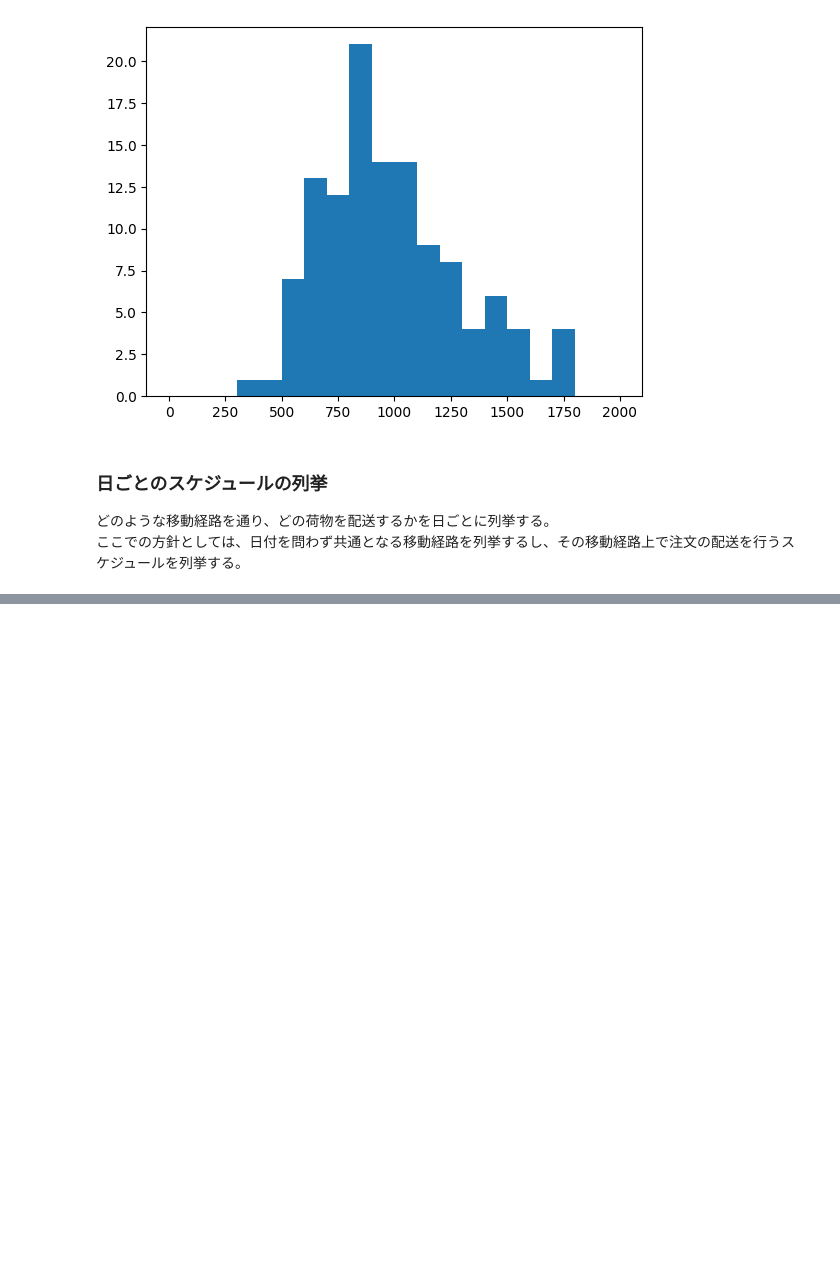
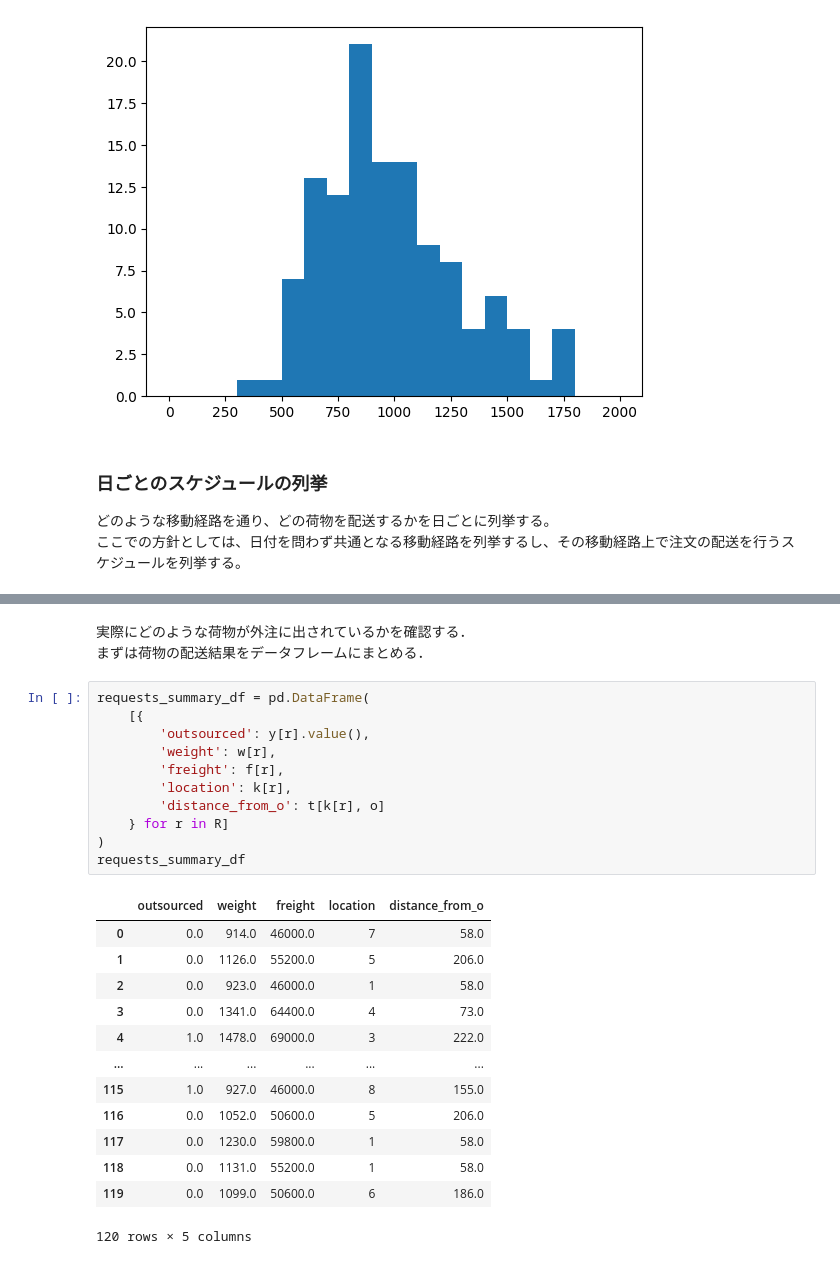
Before and after one commit to Koki-Kazaore/Research, a Jupyter notebook: docker-jupyterlab/work/vehicleRoutingProblem/routing.ipynb, the cells around one changed output, grey strips where cells are left out. Drawn from its saved outputs; the diff is of its cells as text; blank space fills up the shorter version.

```diff
--- a/docker-jupyterlab/work/vehicleRoutingProblem/routing.ipynb
+++ b/docker-jupyterlab/work/vehicleRoutingProblem/routing.ipynb
@@ -188,0 +427,28 @@ routes_df
+# %% [markdown]
+実際にどのような荷物が外注に出されているかを確認する．<br>
+まずは荷物の配送結果をデータフレームにまとめる．
+# %%
+requests_summary_df = pd.DataFrame(
+    [{
+        'outsourced': y[r].value(),
+        'weight': w[r],
+        'freight': f[r],
+        'location': k[r],
+        'distance_from_o': t[k[r], o]
+    } for r in R]
+)
+requests_summary_df
+# %% [output]
+|  | outsourced | weight | freight | location | distance_from_o |
+| 0 | 0.0 | 914.0 | 46000.0 | 7 | 58.0 |
+| 1 | 0.0 | 1126.0 | 55200.0 | 5 | 206.0 |
+| 2 | 0.0 | 923.0 | 46000.0 | 1 | 58.0 |
+| 3 | 0.0 | 1341.0 | 64400.0 | 4 | 73.0 |
+| 4 | 1.0 | 1478.0 | 69000.0 | 3 | 222.0 |
+| ... | ... | ... | ... | ... | ... |
+| 115 | 1.0 | 927.0 | 46000.0 | 8 | 155.0 |
+| 116 | 0.0 | 1052.0 | 50600.0 | 5 | 206.0 |
+| 117 | 0.0 | 1230.0 | 59800.0 | 1 | 58.0 |
+| 118 | 0.0 | 1131.0 | 55200.0 | 1 | 58.0 |
+| 119 | 0.0 | 1099.0 | 50600.0 | 6 | 186.0 |
+120 rows × 5 columns
```
Also changed, not shown: parts of 17 cells of this notebook.
